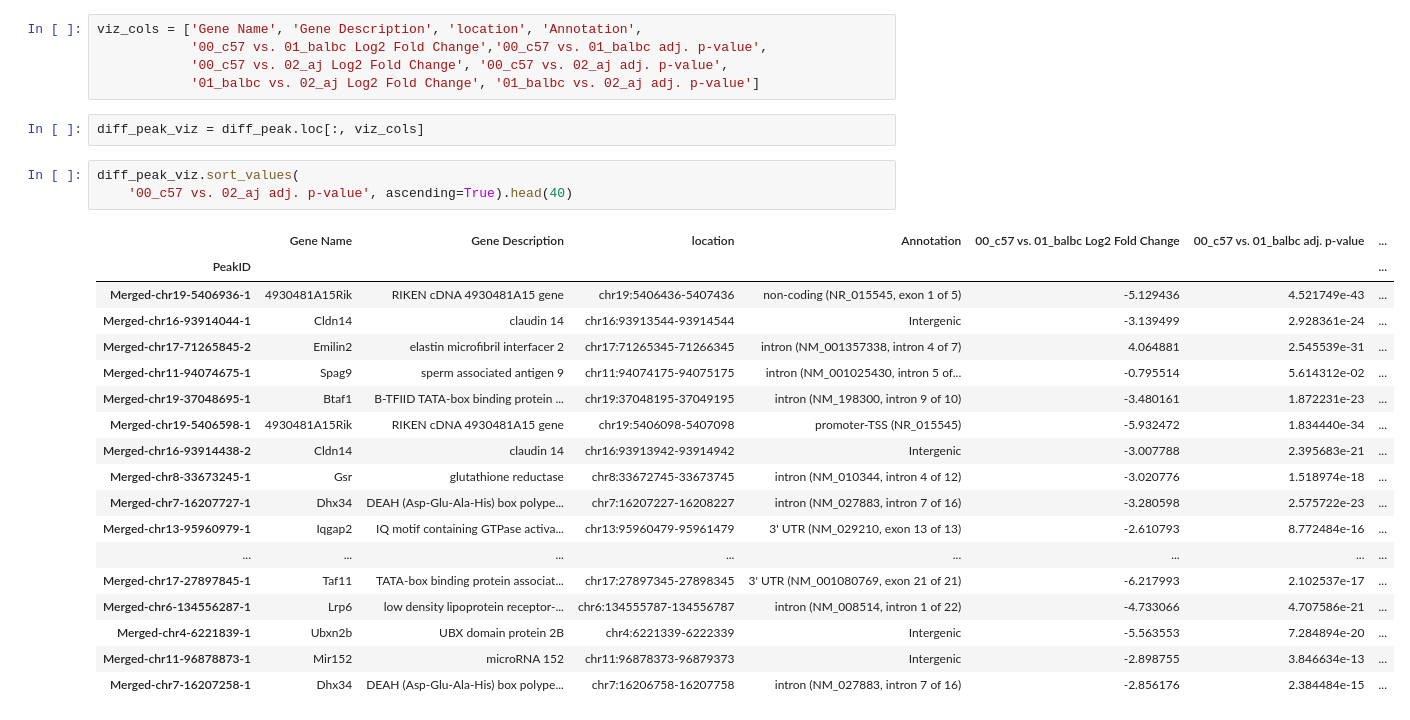
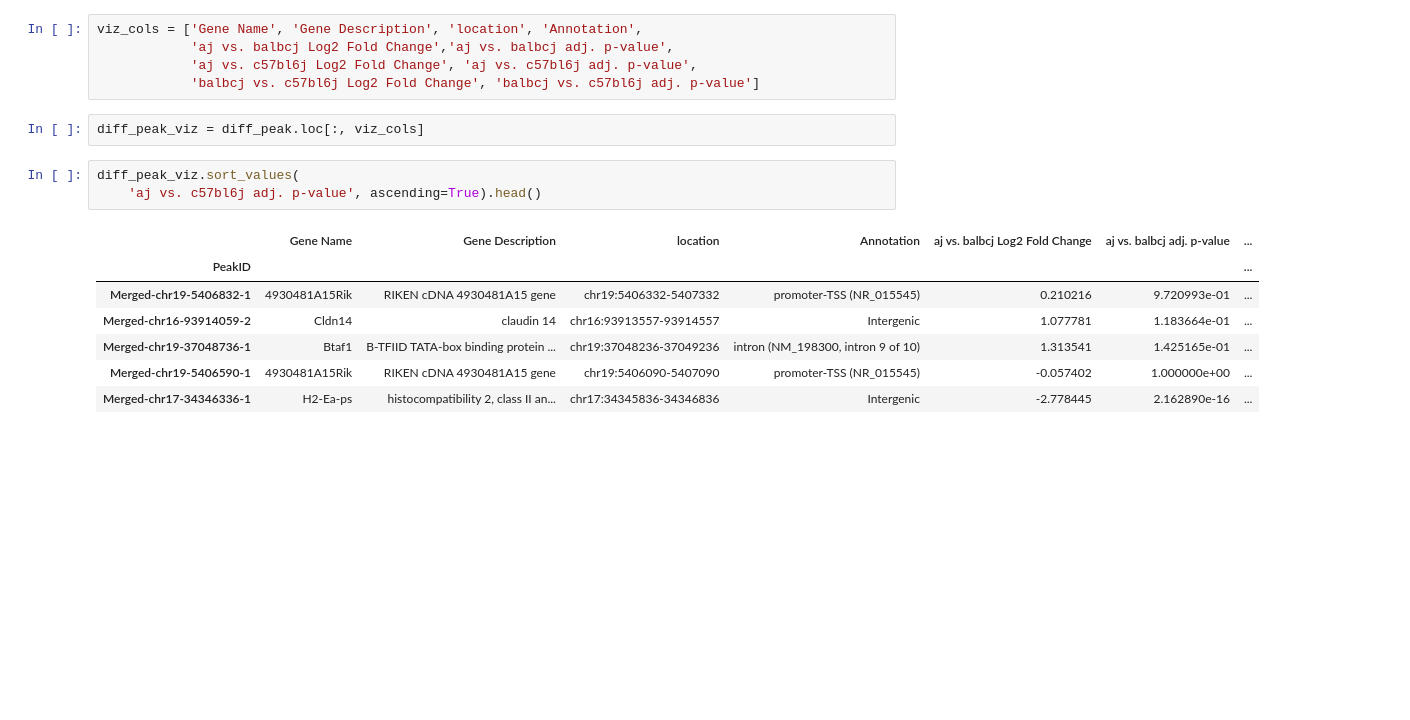
Before and after one commit to HunterBennett/strains, a Jupyter notebook: results/06b_Strains_Control_Combined_H3K27Ac_03_Differential.ipynb, the cells around one changed output. Saved outputs shown, nothing was run; the diff lists cells and outputs as text; blank space fills up the shorter version.

```diff
--- a/results/06b_Strains_Control_Combined_H3K27Ac_03_Differential.ipynb
+++ b/results/06b_Strains_Control_Combined_H3K27Ac_03_Differential.ipynb
@@ -503,30 +519,19 @@ echo 'track name="kupffer_control_young_atac_merged" description="Kupffer Young
 diff_peak['location'] = diff_peak.Chr + ':' + diff_peak.Start.map(str) + '-' + diff_peak.End.map(str)
 # %%
 viz_cols = ['Gene Name', 'Gene Description', 'location', 'Annotation',
-            '00_c57 vs. 01_balbc Log2 Fold Change','00_c57 vs. 01_balbc adj. p-value',
-            '00_c57 vs. 02_aj Log2 Fold Change', '00_c57 vs. 02_aj adj. p-value',
-            '01_balbc vs. 02_aj Log2 Fold Change', '01_balbc vs. 02_aj adj. p-value']
+            'aj vs. balbcj Log2 Fold Change','aj vs. balbcj adj. p-value',
+            'aj vs. c57bl6j Log2 Fold Change', 'aj vs. c57bl6j adj. p-value',
+            'balbcj vs. c57bl6j Log2 Fold Change', 'balbcj vs. c57bl6j adj. p-value']
 # %%
 diff_peak_viz = diff_peak.loc[:, viz_cols]
 # %%
 diff_peak_viz.sort_values(
-    '00_c57 vs. 02_aj adj. p-value', ascending=True).head(40)
+    'aj vs. c57bl6j adj. p-value', ascending=True).head()
 # %% [output]
-|  | Gene Name | Gene Description | location | Annotation | 00_c57 vs. 01_balbc Log2 Fold Change | 00_c57 vs. 01_balbc adj. p-value | ... |
+|  | Gene Name | Gene Description | location | Annotation | aj vs. balbcj Log2 Fold Change | aj vs. balbcj adj. p-value | ... |
 | PeakID |  |  |  |  |  |  | ... |
-| Merged-chr19-5406936-1 | 4930481A15Rik | RIKEN cDNA 4930481A15 gene | chr19:5406436-5407436 | non-coding (NR_015545, exon 1 of 5) | -5.129436 | 4.521749e-43 | ... |
-| Merged-chr16-93914044-1 | Cldn14 | claudin 14 | chr16:93913544-93914544 | Intergenic | -3.139499 | 2.928361e-24 | ... |
-| Merged-chr17-71265845-2 | Emilin2 | elastin microfibril interfacer 2 | chr17:71265345-71266345 | intron (NM_001357338, intron 4 of 7) | 4.064881 | 2.545539e-31 | ... |
-| Merged-chr11-94074675-1 | Spag9 | sperm associated antigen 9 | chr11:94074175-94075175 | intron (NM_001025430, intron 5 of... | -0.795514 | 5.614312e-02 | ... |
-| Merged-chr19-37048695-1 | Btaf1 | B-TFIID TATA-box binding protein ... | chr19:37048195-37049195 | intron (NM_198300, intron 9 of 10) | -3.480161 | 1.872231e-23 | ... |
-| Merged-chr19-5406598-1 | 4930481A15Rik | RIKEN cDNA 4930481A15 gene | chr19:5406098-5407098 | promoter-TSS (NR_015545) | -5.932472 | 1.834440e-34 | ... |
-| Merged-chr16-93914438-2 | Cldn14 | claudin 14 | chr16:93913942-93914942 | Intergenic | -3.007788 | 2.395683e-21 | ... |
-| Merged-chr8-33673245-1 | Gsr | glutathione reductase | chr8:33672745-33673745 | intron (NM_010344, intron 4 of 12) | -3.020776 | 1.518974e-18 | ... |
-| Merged-chr7-16207727-1 | Dhx34 | DEAH (Asp-Glu-Ala-His) box polype... | chr7:16207227-16208227 | intron (NM_027883, intron 7 of 16) | -3.280598 | 2.575722e-23 | ... |
-| Merged-chr13-95960979-1 | Iqgap2 | IQ motif containing GTPase activa... | chr13:95960479-95961479 | 3' UTR (NM_029210, exon 13 of 13) | -2.610793 | 8.772484e-16 | ... |
-| ... | ... | ... | ... | ... | ... | ... | ... |
-| Merged-chr17-27897845-1 | Taf11 | TATA-box binding protein associat... | chr17:27897345-27898345 | 3' UTR (NM_001080769, exon 21 of 21) | -6.217993 | 2.102537e-17 | ... |
-| Merged-chr6-134556287-1 | Lrp6 | low density lipoprotein receptor-... | chr6:134555787-134556787 | intron (NM_008514, intron 1 of 22) | -4.733066 | 4.707586e-21 | ... |
-| Merged-chr4-6221839-1 | Ubxn2b | UBX domain protein 2B | chr4:6221339-6222339 | Intergenic | -5.563553 | 7.284894e-20 | ... |
-| Merged-chr11-96878873-1 | Mir152 | microRNA 152 | chr11:96878373-96879373 | Intergenic | -2.898755 | 3.846634e-13 | ... |
-| Merged-chr7-16207258-1 | Dhx34 | DEAH (Asp-Glu-Ala-His) box polype... | chr7:16206758-16207758 | intron (NM_027883, intron 7 of 16) | -2.856176 | 2.384484e-15 | ... |
+| Merged-chr19-5406832-1 | 4930481A15Rik | RIKEN cDNA 4930481A15 gene | chr19:5406332-5407332 | promoter-TSS (NR_015545) | 0.210216 | 9.720993e-01 | ... |
+| Merged-chr16-93914059-2 | Cldn14 | claudin 14 | chr16:93913557-93914557 | Intergenic | 1.077781 | 1.183664e-01 | ... |
+| Merged-chr19-37048736-1 | Btaf1 | B-TFIID TATA-box binding protein ... | chr19:37048236-37049236 | intron (NM_198300, intron 9 of 10) | 1.313541 | 1.425165e-01 | ... |
+| Merged-chr19-5406590-1 | 4930481A15Rik | RIKEN cDNA 4930481A15 gene | chr19:5406090-5407090 | promoter-TSS (NR_015545) | -0.057402 | 1.000000e+00 | ... |
+| Merged-chr17-34346336-1 | H2-Ea-ps | histocompatibility 2, class II an... | chr17:34345836-34346836 | Intergenic | -2.778445 | 2.162890e-16 | ... |
```
Also changed, not shown: parts of 13 cells of this notebook, 18 other files.
